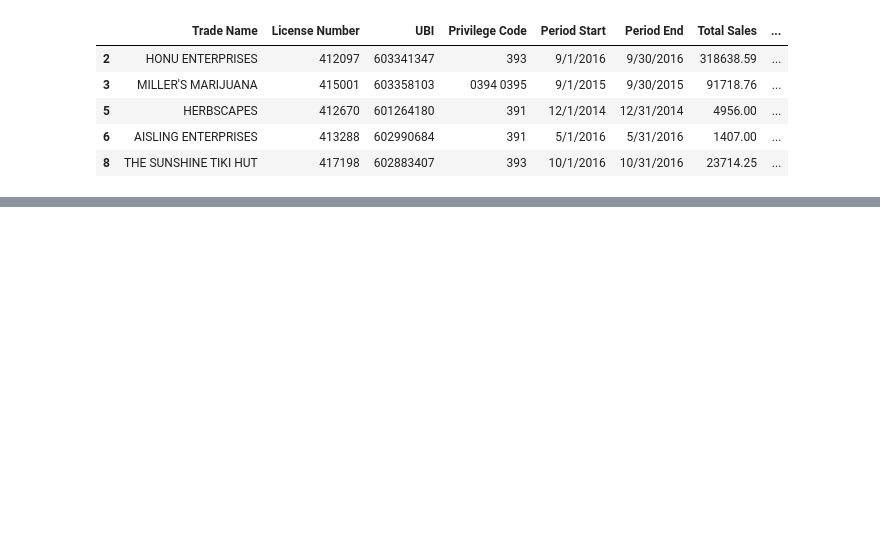
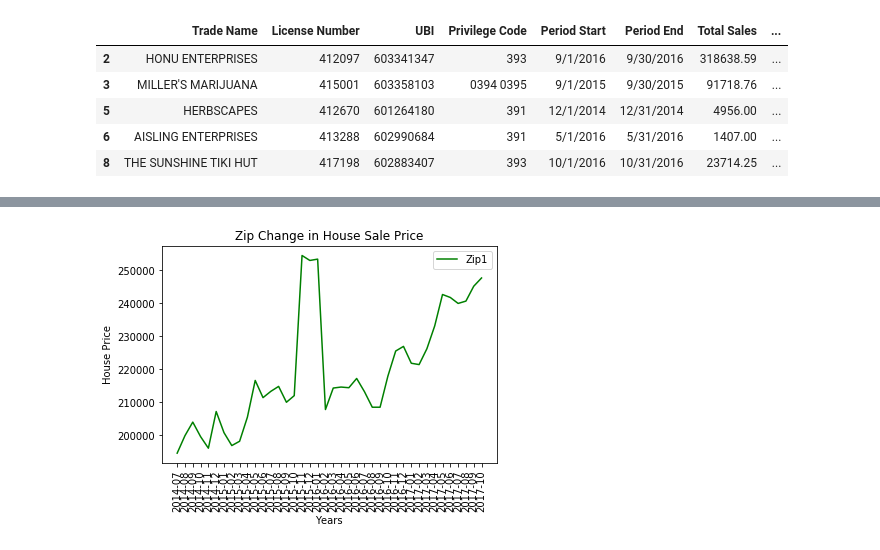
Before and after one commit to chane-d/group-project-one, a Jupyter notebook: Test_Zill.ipynb, the cells around one changed output, grey strips where cells are left out. Saved outputs shown, nothing was run; the diff lists cells and outputs as text; code cells hidden in the pictures; blank space fills up the shorter version.

```diff
--- a/Test_Zill.ipynb
+++ b/Test_Zill.ipynb
@@ -58,0 +229,5 @@ retailers.merge(pot_sales,on='UBI')
+# %%
+Zip2=all_sales_hp.loc[all_sales_hp['Zip']==99218,['2014-07','2014-08','2014-09','2014-10','2014-11','2014-12','2015-01','2015-02','2015-03','2015-04','2015-05','2015-06',
+ '2015-07','2015-08','2015-09','2015-10','2015-11','2015-12','2016-01','2016-02','2016-03','2016-04','2016-05','2016-06','2016-07',
+ '2016-08','2016-09','2016-10','2016-11','2016-12','2017-01','2017-02','2017-03','2017-04','2017-05','2017-06','2017-07',
+ '2017-08','2017-09','2017-10']].transpose()
@@ -58,0 +288,21 @@ retailers.merge(pot_sales,on='UBI')
+# %%
+# Create a list of the years that we will use as our x axis
+years = ['2014-07','2014-08','2014-09','2014-10','2014-11','2014-12','2015-01','2015-02','2015-03','2015-04','2015-05','2015-06',
+ '2015-07','2015-08','2015-09','2015-10','2015-11','2015-12','2016-01','2016-02','2016-03','2016-04','2016-05','2016-06','2016-07',
+ '2016-08','2016-09','2016-10','2016-11','2016-12','2017-01','2017-02','2017-03','2017-04','2017-05','2017-06','2017-07',
+ '2017-08','2017-09','2017-10']
+
+# Plot our line that will be used to track a wrestler's wins over the years
+plt.plot(years, Zip2 , color="green", label="Zip1")
+# Place a legend on the chart in what matplotlib believes to be the "best" location
+plt.legend(loc="best")
+
+plt.title("Zip Change in House Sale Price")
+plt.xlabel("Years")
+plt.ylabel('House Price')
+plt.xticks(years,rotation='vertical')
+
+# Print our chart to the screen
+plt.show()
+# %% [output]
+[figure, added]
```
Also changed, not shown: parts of 29 cells of this notebook, 1 other file.
